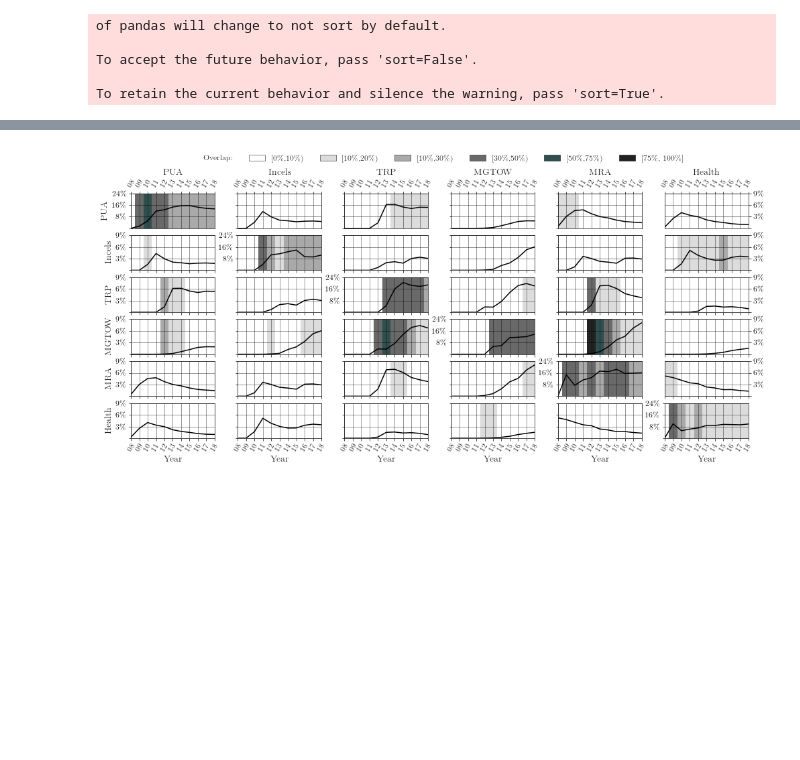
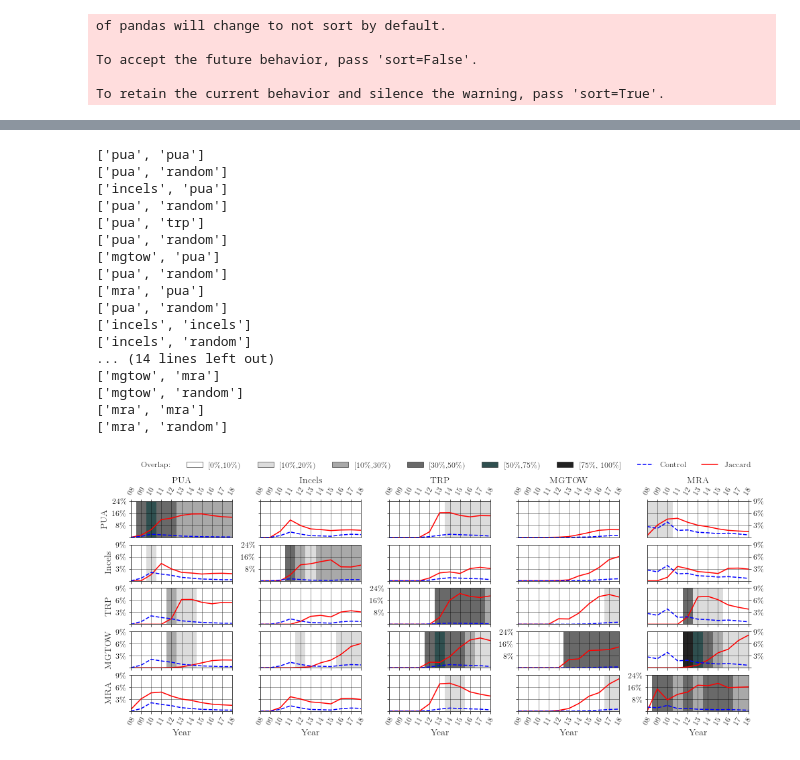
Before and after one commit to idramalab/manosphere_analysis, a Jupyter notebook: scripts/users_intersection.ipynb, the cells around one changed output, grey strips where cells are left out. Saved outputs shown, nothing was run; the diff lists cells and outputs as text; code cells hidden in the pictures; blank space fills up the shorter version.

```diff
--- a/scripts/users_intersection.ipynb
+++ b/scripts/users_intersection.ipynb
@@ -56,7 +134,12 @@ cats = ["pua", "incels", "trp", "health", "mgtow", "mra"]
 # %%
+# Loads variables (1)
+
 bins = {cat:{b:set() for b in bins_y_o} for cat in cats}
 
 for cat, bin_dict in bins.items():
-    for channel in df_labels.loc[df_labels["category"] == cat, "subreddits"]:
-        populate_bin_with_channel(channel, channel_dict, bin_dict)
+    if cat == "random":
+        populate_bin_with_channel("random", channel_dict, bin_dict)
+    else:
+        for channel in df_labels.loc[df_labels["category"] == cat, "subreddits"]:
+            populate_bin_with_channel(channel, channel_dict, bin_dict)
 # %%
@@ -70,6 +155,10 @@ for cat in cats:
         actual = sorted(bin_dict.keys())[idx]
         bin_sl_dict[shifted] = bin_dict[actual]
 # %%
+# Makes combinations
+
 combs = list(itertools.combinations(cats,2))
-bins_combs = {comb : bin_to_df(bins_y_o, bins[comb[0]], bins[comb[1]], jaccard) for comb in combs}
-bins_sl = {cat : bin_to_df(bins_y_o, bins[cat], bins_shift[cat], jaccard) for cat in cats}
+bins_combs = {comb : bin_to_df(bins_y_o, bins[comb[0]], bins[comb[1]],
+                               jaccard, comb[0] == "random" or comb[1] == "random") for comb in combs}
+bins_sl = {cat : bin_to_df(bins_y_o, bins[cat], bins_shift[cat],
+                           jaccard, cat == "random") for cat in cats}
@@ -123,24 +209,33 @@ df_all[df_all.kind == "incels-incels"]
 # %%
-import matplotlib.patches as patches
-import matplotlib.dates as matdates
-from matplotlib.lines import Line2D
+# Plots figures
 
-fig, axs = plt.subplots(6, 6, figsize=(16.5,7))
+fig, axs = plt.subplots(5, 5, figsize=(16.5,6))
 fig.subplots_adjust(wspace=0.275, top=0.85)
 
-order = {0:"pua", 1:"incels", 2:"trp", 3:"mgtow", 4:"mra", 5:"health"}
+order = {0:"pua", 1:"incels", 2:"trp", 3:"mgtow", 4:"mra"}
 correct_names = {"pua":"PUA", "incels":"Incels", "trp":"TRP",
-                 "mgtow":"MGTOW", "mra":"MRA", "health":"Health"}
+                 "mgtow":"MGTOW", "mra":"MRA", "random":"random"}
 
-for idx, idy in itertools.combinations_with_replacement(list(range(6)), 2):
+for idx, idy in itertools.combinations_with_replacement(list(range(5)), 2):
     normx = axs[idy][idx]
     flipx = axs[idx][idy]
+
+    print(sorted([order[idx], order[idy]]))
+    print(sorted([order[idx], "random"]))
     df_tmp = df_all.loc[df_all.kind == "-".join(sorted([order[idx], order[idy]]))]
 
-    sns.lineplot(x="idx_str",  y="jaccard", data=df_tmp, ax=normx, color="black")
+    df_tmp2 = df_all.loc[df_all.kind == "-".join(sorted([order[idx], "random"]))]
+    l = sns.lineplot(x="idx_str",  y="jaccard", data=df_tmp, ax=normx, color="red")
+    l = sns.lineplot(x="idx_str",  y="upper_jac", data=df_tmp2, ax=normx, color="blue")
+    l.lines[-1].set_linestyle("--")
+
 
     if idx != idy:
-        sns.lineplot(x="idx_str",  y="jaccard", data=df_tmp, ax=flipx, color="black")
+        df_tmp2 = df_all.loc[df_all.kind == "-".join(sorted([order[idy], "random"]))]
+
+        sns.lineplot(x="idx_str",  y="jaccard", data=df_tmp, ax=flipx, color="red")
+        l = sns.lineplot(x="idx_str",  y="upper_jac", data=df_tmp2, ax=flipx, color="blue")
+        l.lines[-1].set_linestyle("--")
 
     count = 0
     for _, row in df_tmp.iterrows():
@@ -171,10 +266,10 @@ for idx, idy in itertools.combinations_with_replacement(list(range(6)), 2):
         if idx == 0 and flip or (idx == 0 and idy == 0):
             ax.xaxis.tick_top()
 
-        elif idy != 5 or flip:
+        elif idy != 4 or flip:
             ax.set_xticklabels([])
 
-        if idy == 5 and not flip:
+        if idy == 4 and not flip:
             ax.set_xlabel("Year")
 
 
@@ -187,37 +282,56 @@ for idx, idy in itertools.combinations_with_replacement(list(range(6)), 2):
             ax.set_yticklabels(["", "3\%", "6\%", "9\%"], color="black")
             ax.set_ylabel(correct_names[order[idy]])
 
-        if idy == 5 and flip:
+        if idy == 4 and flip:
             ax.yaxis.set_label_position("right")
             ax.yaxis.tick_right()
             ax.set_yticks([0, 0.03, 0.06, 0.09])
             ax.set_yticklabels(["", "3\%", "6\%", "9\%"], color="black")
 
         if idx == idy:
             ax.yaxis.set_label_position("left")
 
             ax.set_ylim([0,0.24])
             ax.set_yticks([0, 0.08, 0.16, 0.24])
             ax.set_yticklabels(["", "8\%", "16\%", "24\%"], color="black")
 
         for tick in ax.get_xticklabels():
             tick.set_rotation(60)
 
 custom_lines = [
 patches.Rectangle((0,0),0.1,0.1,facecolor='#FFFFFF'),
 patches.Rectangle((0,0),1,1,facecolor='#FFFFFF', edgecolor="#000000", lw=0.5),
 patches.Rectangle((0,0),1,1,facecolor='#DCDCDC', edgecolor="#000000", lw=0.5),
 patches.Rectangle((0,0),1,1,facecolor='#A9A9A9', edgecolor="#000000", lw=0.5),
 patches.Rectangle((0,0),1,1,facecolor='#696969', edgecolor="#000000", lw=0.5),
 patches.Rectangle((0,0),1,1,facecolor='#2F4F4F', edgecolor="#000000", lw=0.5),
-patches.Rectangle((0,0),1,1,facecolor='#222222', edgecolor="#000000", lw=0.5)
+patches.Rectangle((0,0),1,1,facecolor='#222222', edgecolor="#000000", lw=0.5),
+        Line2D([0], [0], color="blue", lw=1.5, ls="--"),
+    Line2D([0], [0], color="red", lw=1.5, ls="-")
 ]
 
 axs[0][2].legend(custom_lines, ['Overlap:', '[0\%,10\\%)', '[10\%,20\\%)', '[10\%,30\%)',
-                                '[30\%,50\%)', '[50\%,75\%)', '[75\%, 100\%]'],
-          loc="center", ncol=7, bbox_to_anchor=(1.05, 2), frameon=False, fontsize=12)
+                                '[30\%,50\%)', '[50\%,75\%)', '[75\%, 100\%]', "Control", "Jaccard"],
+          loc="center", ncol=9, bbox_to_anchor=(0.45, 2), frameon=False, fontsize=12)
 
 fig.savefig("user_inter_reddit.pdf", bbox_inches='tight')
 fig.savefig("user_inter_reddit.png", bbox_inches='tight')
 # %% [output]
+['pua', 'pua']
+['pua', 'random']
+['incels', 'pua']
+['pua', 'random']
+['pua', 'trp']
+['pua', 'random']
+['mgtow', 'pua']
+['pua', 'random']
+['mra', 'pua']
+['pua', 'random']
+['incels', 'incels']
+['incels', 'random']
+... (14 lines left out)
+['mgtow', 'mra']
+['mgtow', 'random']
+['mra', 'mra']
+['mra', 'random']
-[figure, old version]
+[figure, new version]
```
Also changed, not shown: parts of 7 cells of this notebook, 16 other files.
